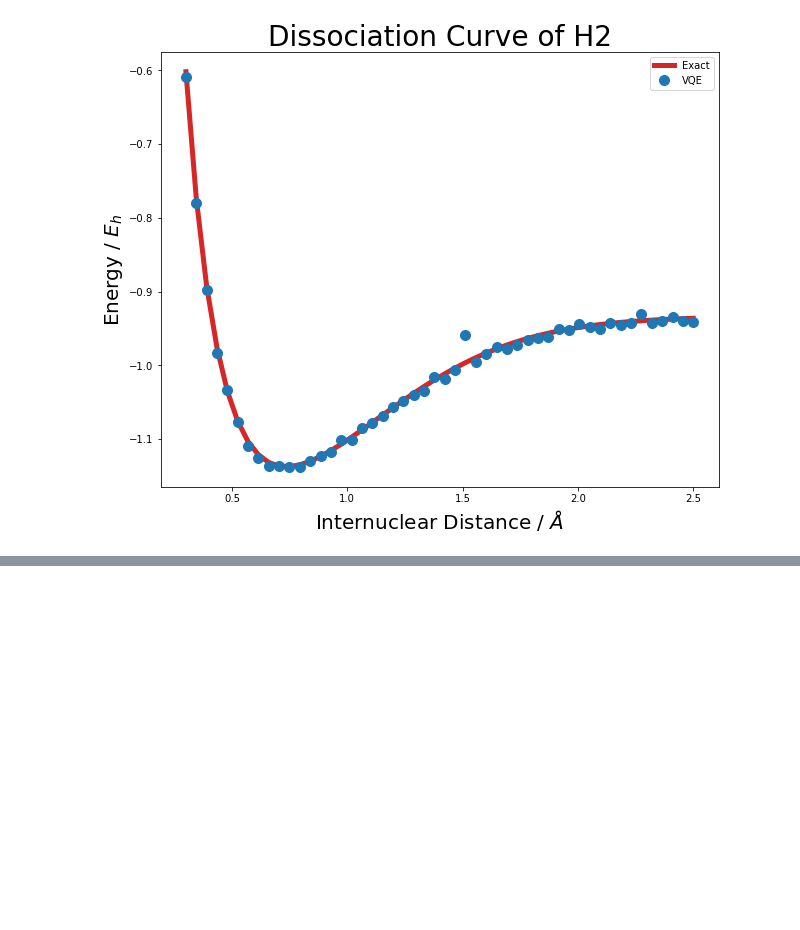
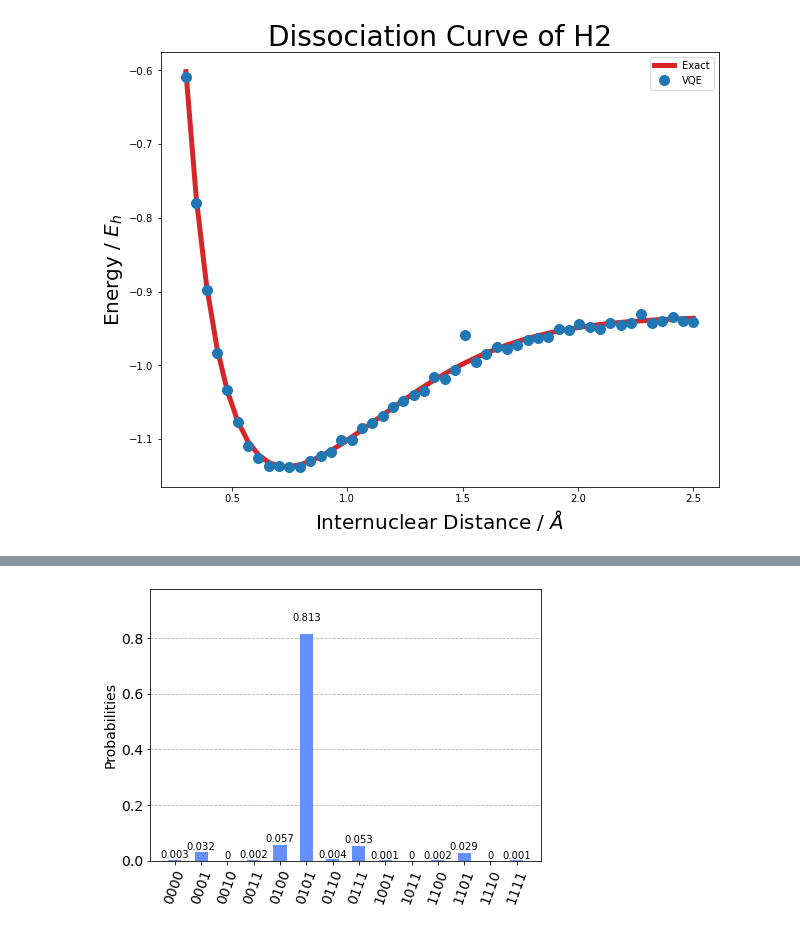
Before and after one commit to beneklins/qiskiteers_h2, a Jupyter notebook: activity3-2.ipynb, the cells around one changed output, grey strips where cells are left out. Saved outputs shown, nothing was run; the diff lists cells and outputs as text; code cells hidden in the pictures; blank space fills up the shorter version.

```diff
--- a/activity3-2.ipynb
+++ b/activity3-2.ipynb
@@ -754,0 +774,8 @@ with open('h2_dissociation.npz','rb') as f:
+# %%
+bogota = provider.get_backend('ibmq_bogota')
+# santiago = provider.get_backend('ibmq_santiago')
+casablanca = provider.get_backend('ibmq_casablanca')
+rome = provider.get_backend('ibmq_rome')
+qasm_simulator = Aer.get_backend('qasm_simulator')
+valencia = provider2.get_backend('ibmq_valencia')
+melbourne = provider2.get_backend('ibmq_16_melbourne')
@@ -754,0 +952,17 @@ with open('h2_dissociation.npz','rb') as f:
+# %%
+# We need the filter to correspond to the layout we are using
+calibration_layout = [3,2,4,1]
+result = execute(meas_calibs,
+                 qasm_simulator,
+                 shots=8192,
+                 noise_model=bogota_nm,
+                 coupling_map=bogota_conf.coupling_map,
+                 basis_gates=bogota_conf.basis_gates,
+                 initial_layout=calibration_layout).result()
+# %%
+from qiskit.visualization import plot_histogram
+
+# For example, plot histogram for circuit corresponding to state '001' (index 1)
+plot_histogram(result.get_counts(meas_calibs[5]))
+# %% [output]
+[figure, added]
```
Also changed, not shown: parts of 30 cells of this notebook, 5 other files.
